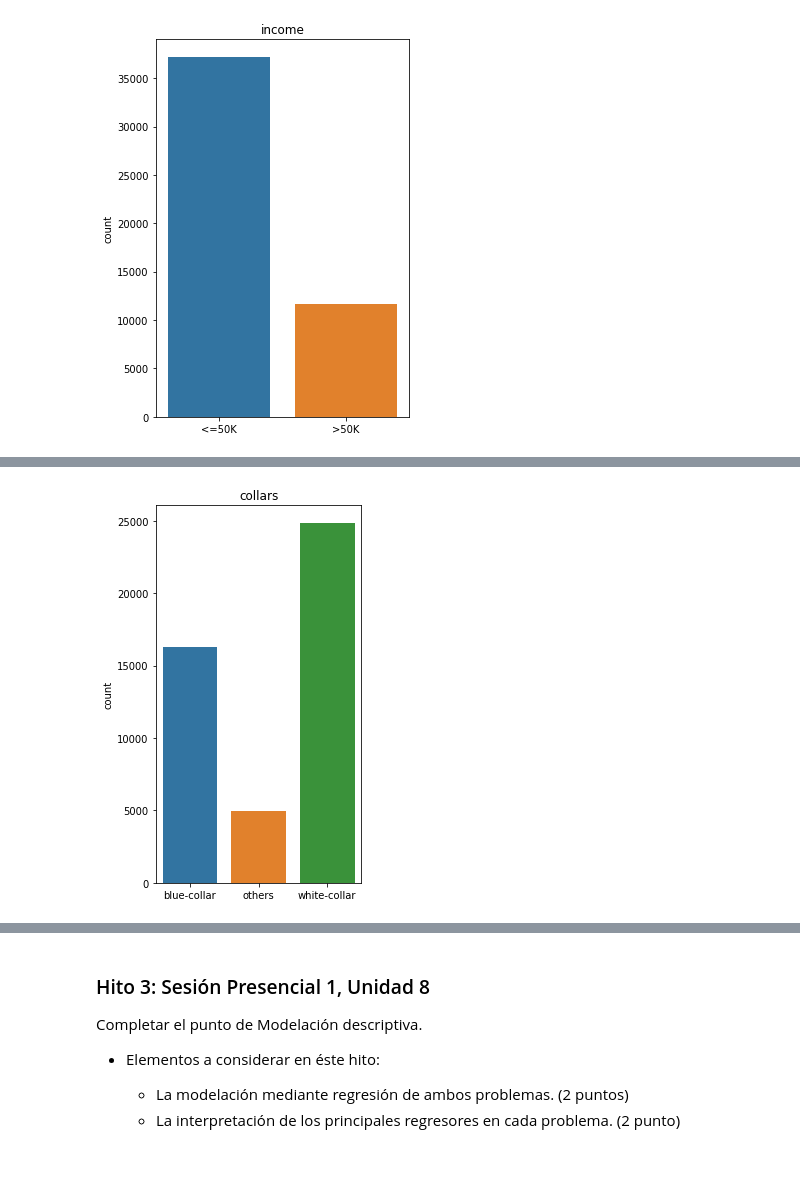
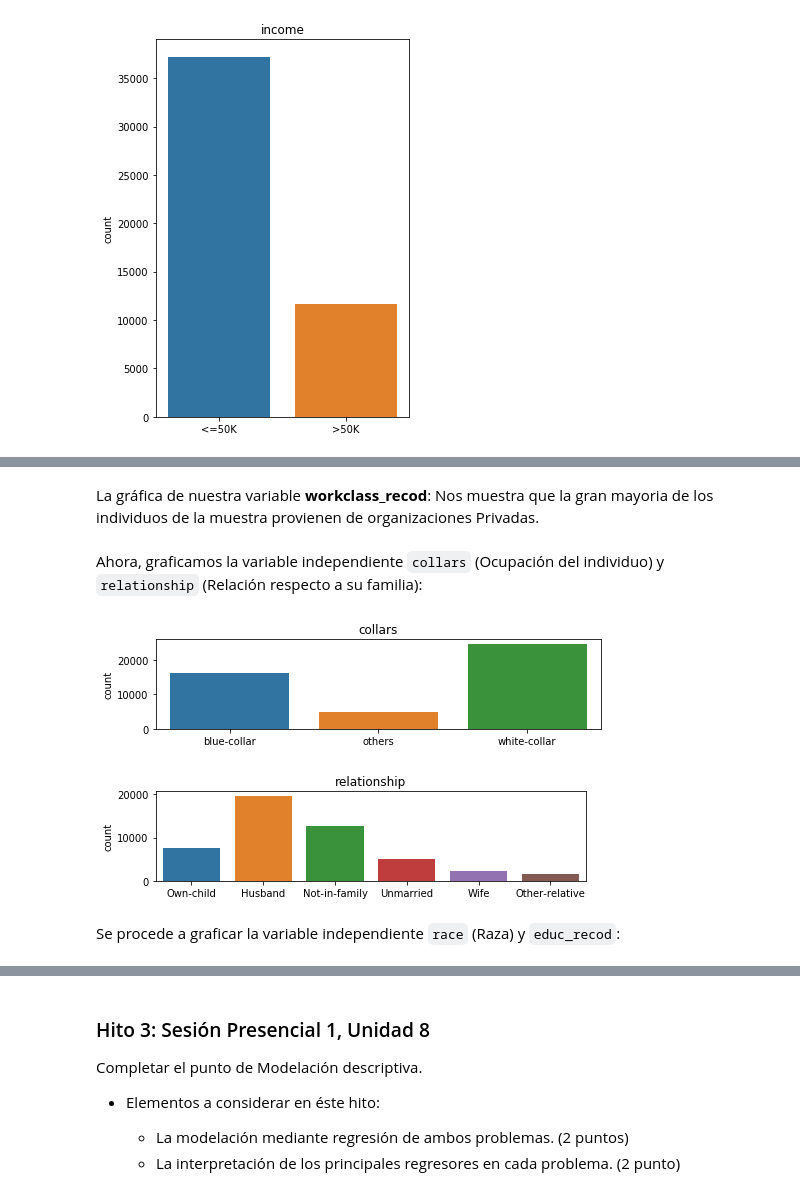
Before and after one commit to lporras/prueba-fundamentos-data-science, a Jupyter notebook: Desafio 1 Determinantes del ingreso.ipynb, the cells around one changed output, grey strips where cells are left out. Saved outputs shown, nothing was run; the diff lists cells and outputs as text; code cells hidden in the pictures; blank space fills up the shorter version.

```diff
--- a/Desafio 1 Determinantes del ingreso.ipynb
+++ b/Desafio 1 Determinantes del ingreso.ipynb
@@ -473 +500,3 @@ utils.visualize_rows(df.filter(['income']), 12, 6)
+# %%
+df_subset['age'] = df_subset['age'].astype('float')
 # %%
@@ -482,5 +514,12 @@ utils.visualize_rows(df_subset.filter(['workclass_recod', 'fnlwgt']), 12, 6)
+# %% [markdown]
+La gráfica de nuestra variable **workclass_recod**: Nos muestra que la gran mayoria de los individuos de la muestra provienen de organizaciones Privadas.
+# %% [markdown]
+Ahora, graficamos la variable independiente `collars` (Ocupación del individuo) y `relationship` (Relación respecto a su familia):
 # %%
-utils.visualize_rows(df_subset.filter(['collars']), 10, 6)
+utils.visualize_rows(df_subset.filter(['collars', 'relationship']), 20, 2)
 # %% [output]
-[figure, old version]
+[figure, new version]
+[figure, added]
+# %% [markdown]
+Se procede a graficar la variable independiente `race` (Raza) y `educ_recod`:
 # %%
```
Also changed, not shown: parts of 16 cells of this notebook.
